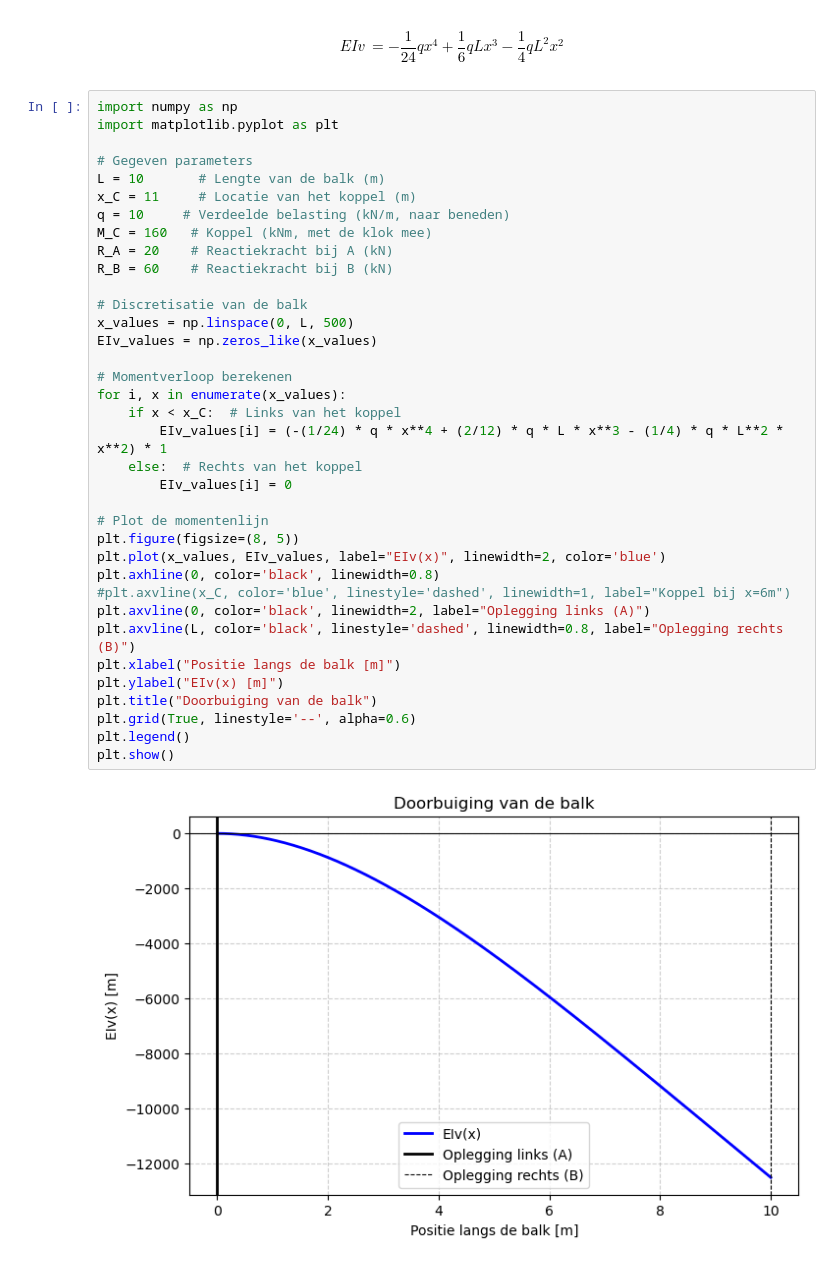
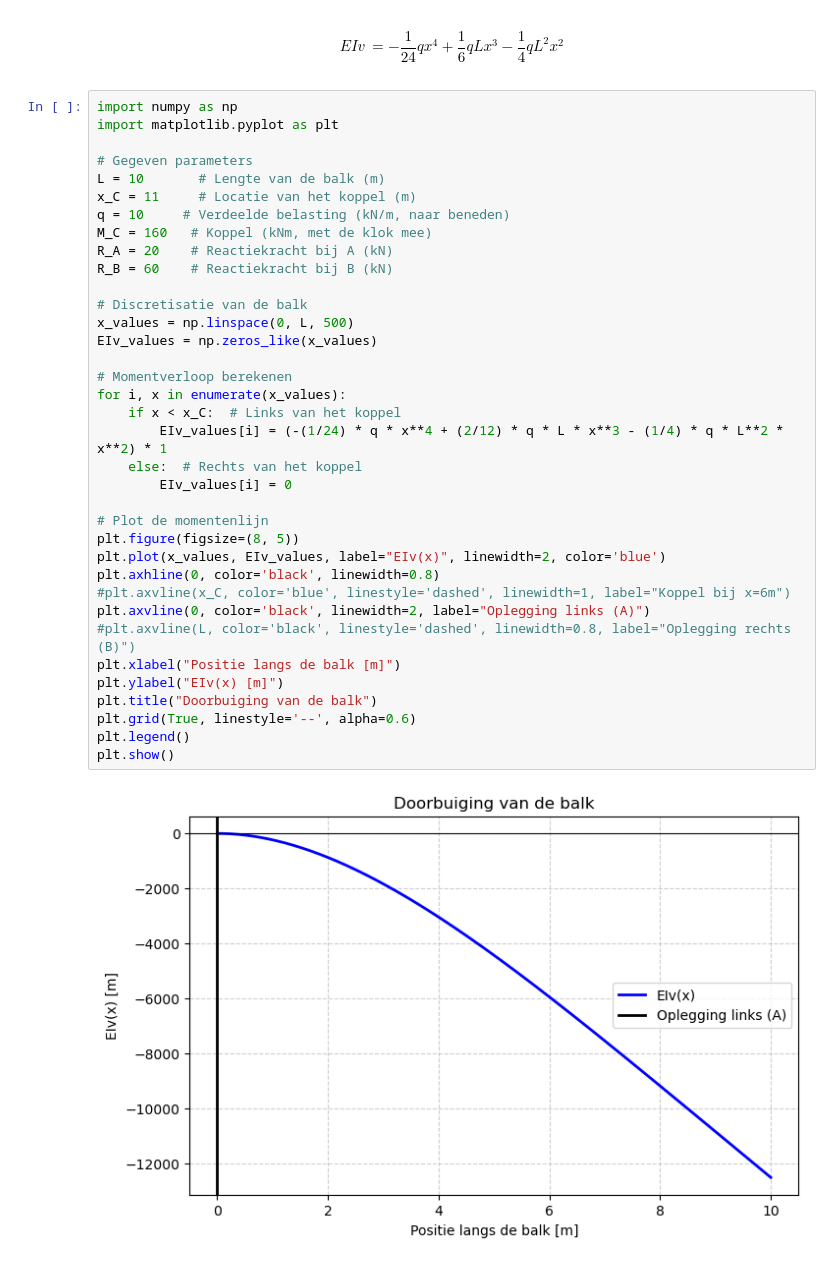
Before and after one commit to HHS-boeken/Mechanica, a Jupyter notebook: book/H1/Opgave_les2_6.ipynb, the cells around one changed output. Drawn from its saved outputs; the diff is of its cells as text.

```diff
--- a/book/H1/Opgave_les2_6.ipynb
+++ b/book/H1/Opgave_les2_6.ipynb
@@ -342,32 +342,32 @@ L = 10       # Lengte van de balk (m)
 x_C = 11     # Locatie van het koppel (m)
 q = 10     # Verdeelde belasting (kN/m, naar beneden)
 M_C = 160   # Koppel (kNm, met de klok mee)
 R_A = 20    # Reactiekracht bij A (kN)
 R_B = 60    # Reactiekracht bij B (kN)
 
 # Discretisatie van de balk
 x_values = np.linspace(0, L, 500)
 EIv_values = np.zeros_like(x_values)
 
 # Momentverloop berekenen
 for i, x in enumerate(x_values):
     if x < x_C:  # Links van het koppel
         EIv_values[i] = (-(1/24) * q * x**4 + (2/12) * q * L * x**3 - (1/4) * q * L**2 * x**2) * 1
     else:  # Rechts van het koppel
         EIv_values[i] = 0
 
 # Plot de momentenlijn
 plt.figure(figsize=(8, 5))
 plt.plot(x_values, EIv_values, label="EIv(x)", linewidth=2, color='blue')
 plt.axhline(0, color='black', linewidth=0.8)
 #plt.axvline(x_C, color='blue', linestyle='dashed', linewidth=1, label="Koppel bij x=6m")
 plt.axvline(0, color='black', linewidth=2, label="Oplegging links (A)")
-plt.axvline(L, color='black', linestyle='dashed', linewidth=0.8, label="Oplegging rechts (B)")
+#plt.axvline(L, color='black', linestyle='dashed', linewidth=0.8, label="Oplegging rechts (B)")
 plt.xlabel("Positie langs de balk [m]")
 plt.ylabel("EIv(x) [m]")
 plt.title("Doorbuiging van de balk")
 plt.grid(True, linestyle='--', alpha=0.6)
 plt.legend()
 plt.show()
 # %% [output]
-[figure, old version]
+[figure, new version]
```
Also changed, not shown: parts of 3 cells of this notebook, 3 other files.
